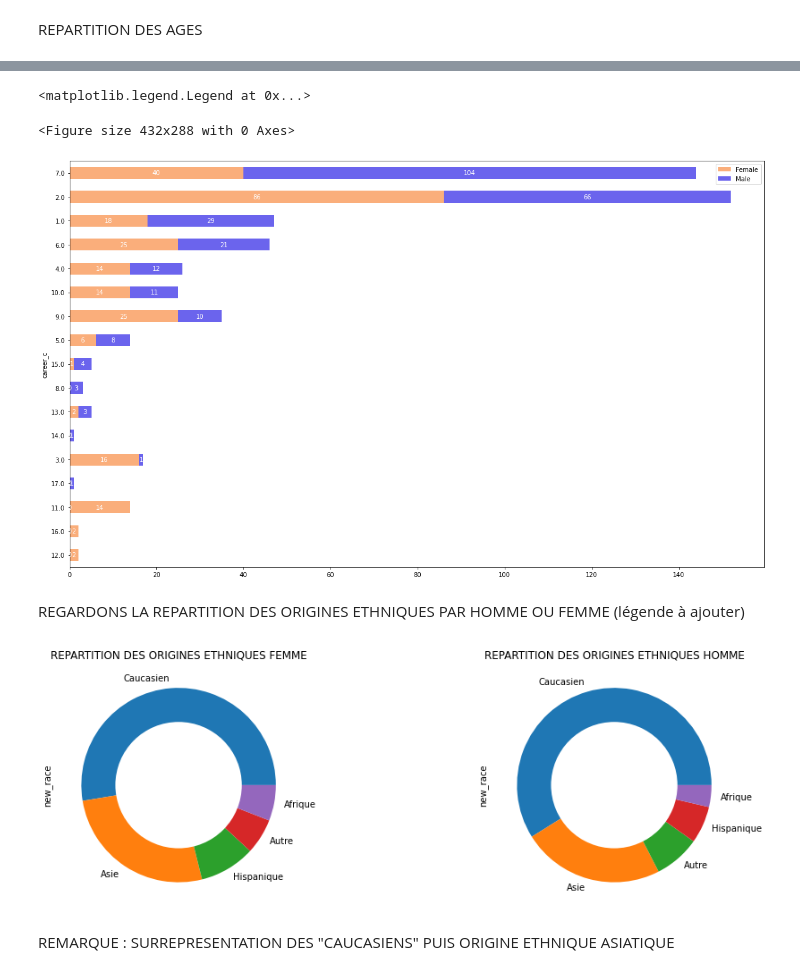
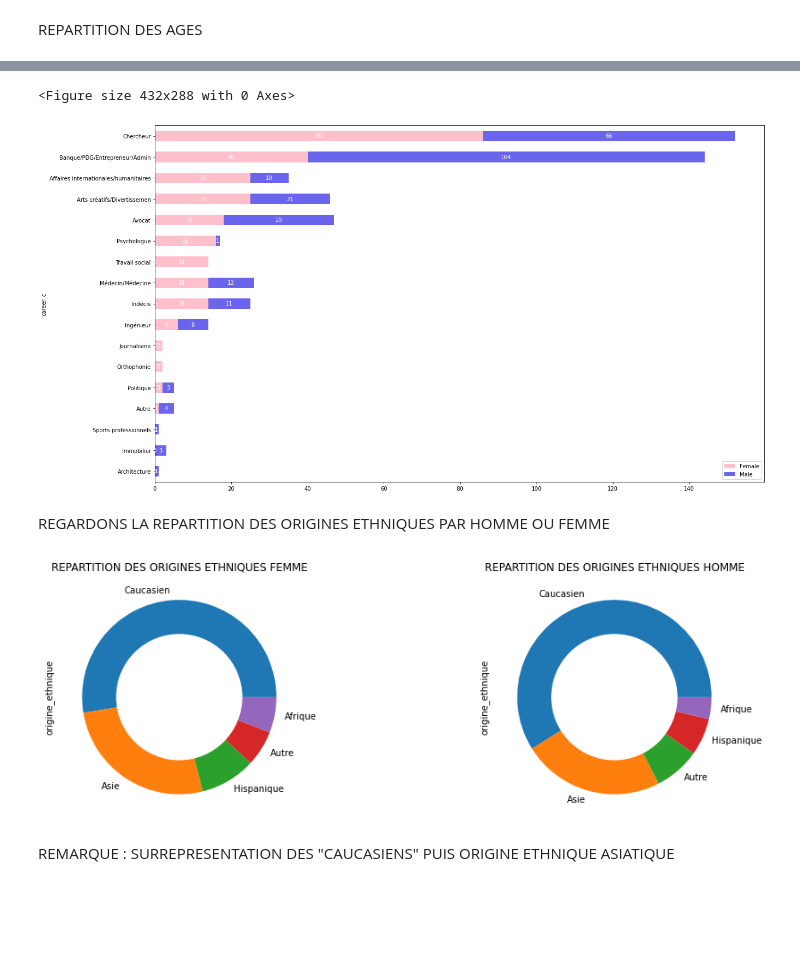
Before and after one commit to DATA-ICARD/Analyse_speed_dating, a Jupyter notebook: speed_dating_project.ipynb, the cells around one changed output, grey strips where cells are left out. Drawn from its saved outputs; the diff is of its cells as text; code cells hidden in the pictures; blank space fills up the shorter version.

```diff
--- a/speed_dating_project.ipynb
+++ b/speed_dating_project.ipynb
@@ -199,4 +179,0 @@ REPARTITION EMPLOIS HOMME FEMME (légende a ajouter)
-# %%
-dataset['carrer_c'] = dataset['career_c'].map({1.0 : 'Avocat', 2.0 : 'Chercheur', 3.0 : 'Psychologue',4.0:'Médecin/Médecine',5.0:'Ingénieur',6.0:'Arts créatifs/Divertissement',
-7.0:'Banque/PDG/Entrepreneur/Admin', 8.0: 'Immobilier', 9.0: 'Affaires internationales/humanitaires', 10.0 : 'Indécis',11.0:'Travail social',12.0 :'Orthophonie',
-13.0:'Politique',14.0:'Sports professionnels',15.0:'Autre',16.0 :'Journalisme',17.0:'Architecture'}, na_action=None)
@@ -203,14 +182,33 @@ dataset['carrer_c'] = dataset['career_c'].map({1.0 : 'Avocat', 2.0 : 'Chercheur'
+# %%
+dataset['career_c'].replace(1.0, "Avocat", inplace = True)
+dataset['career_c'].replace(2.0, "Chercheur", inplace = True )
+dataset['career_c'].replace(3.0, "Psychologue", inplace = True )
+dataset['career_c'].replace(4.0, "Médecin/Médecine", inplace = True )
+dataset['career_c'].replace(5.0, "Ingénieur", inplace = True )
+dataset['career_c'].replace(6.0, "Arts créatifs/Divertissemen", inplace = True )
+dataset['career_c'].replace(7.0, "Banque/PDG/Entrepreneur/Admin", inplace = True )
+dataset['career_c'].replace(8.0, "Immobilier", inplace = True )
+dataset['career_c'].replace(9.0, "Affaires internationales/humanitaires", inplace = True )
+dataset['career_c'].replace(10.0, "Indécis", inplace = True )
+dataset['career_c'].replace(11.0, "Travail social", inplace = True )
+dataset['career_c'].replace(12.0, "Orthophonie", inplace = True )
+dataset['career_c'].replace(13.0, "Politique", inplace = True )
+dataset['career_c'].replace(14.0, "Sports professionnels", inplace = True )
+dataset['career_c'].replace(15.0, "Autre", inplace = True )
+dataset['career_c'].replace(16.0, "Journalisme", inplace = True )
+dataset['career_c'].replace(17.0, "Architecture", inplace = True )
 # %%
 temp = dataset.groupby(by=['career_c', 'gender'])['gender'].agg('count').unstack().fillna(0)
 fig = plt.figure()
-ax = temp.sort_values(by='Male', ascending=True).plot(kind='barh', stacked=True, figsize=(20,12), orientation = "horizontal", color = ['#FAAE7B',"#6b64ed"])
-for c in ax.containers:
+ax = temp.sort_values(by='Female', ascending=True).plot(kind='barh', stacked=True, figsize=(20,12), orientation = "horizontal", color = ['pink',"#6b64ed"])
+
+for c in ax.containers: # Indication de la somme dans les "containers"
     ax.bar_label(c, label_type='center', color = 'white' )
-plt.legend()
+
+leg = ax.legend()
 # %% [output]
-<matplotlib.legend.Legend at 0x...>
+<Figure size 432x288 with 0 Axes>
-<Figure size 432x288 with 0 Axes>
-[figure, old version]
+[figure, new version]
 # %% [markdown]
-REGARDONS LA REPARTITION DES ORIGINES ETHNIQUES PAR HOMME OU FEMME (légende à ajouter)
+REGARDONS LA REPARTITION DES ORIGINES ETHNIQUES PAR HOMME OU FEMME
 # %%
@@ -219,17 +217,15 @@ dataset['new_race'] = dataset['race'].map({1.0: 'Afrique', 2.0: 'Caucasien', 3.0
 # %%
-import warnings
-warnings.filterwarnings("ignore")
+plt.figure(figsize=(16,5))
 
-plt.figure(figsize=(16,5))
 plt.subplot(1,2,1)
-dataset[dataset.gender =='Female'].new_race.value_counts().plot(kind='pie')
+dataset[dataset.gender =='Female'].origine_ethnique.value_counts().plot(kind='pie')
 plt.title('REPARTITION DES ORIGINES ETHNIQUES FEMME')
-centre_circle = plt.Circle((0,0),0.65,fc='white')
+centre_circle = plt.Circle((0,0),0.65,fc='white', )
 fig = plt.gcf()
 fig.gca().add_artist(centre_circle)
 
 plt.subplot(1,2,2)
-dataset[dataset.gender =='Male'].new_race.value_counts().plot(kind='pie')
+dataset[dataset.gender =='Male'].origine_ethnique.value_counts().plot(kind='pie')
 plt.title('REPARTITION DES ORIGINES ETHNIQUES HOMME')
 centre_circle = plt.Circle((0,0),0.65,fc='white')
 
@@ -237,7 +233,7 @@ fig = plt.gcf()
 fig.gca().add_artist(centre_circle)
 plt.show()
 # %% [output]
-[figure, old version]
+[figure, new version]
 # %% [markdown]
 REMARQUE : SURREPRESENTATION DES "CAUCASIENS" PUIS ORIGINE ETHNIQUE ASIATIQUE
 # %% [markdown]
```
Also changed, not shown: parts of 32 cells of this notebook.
